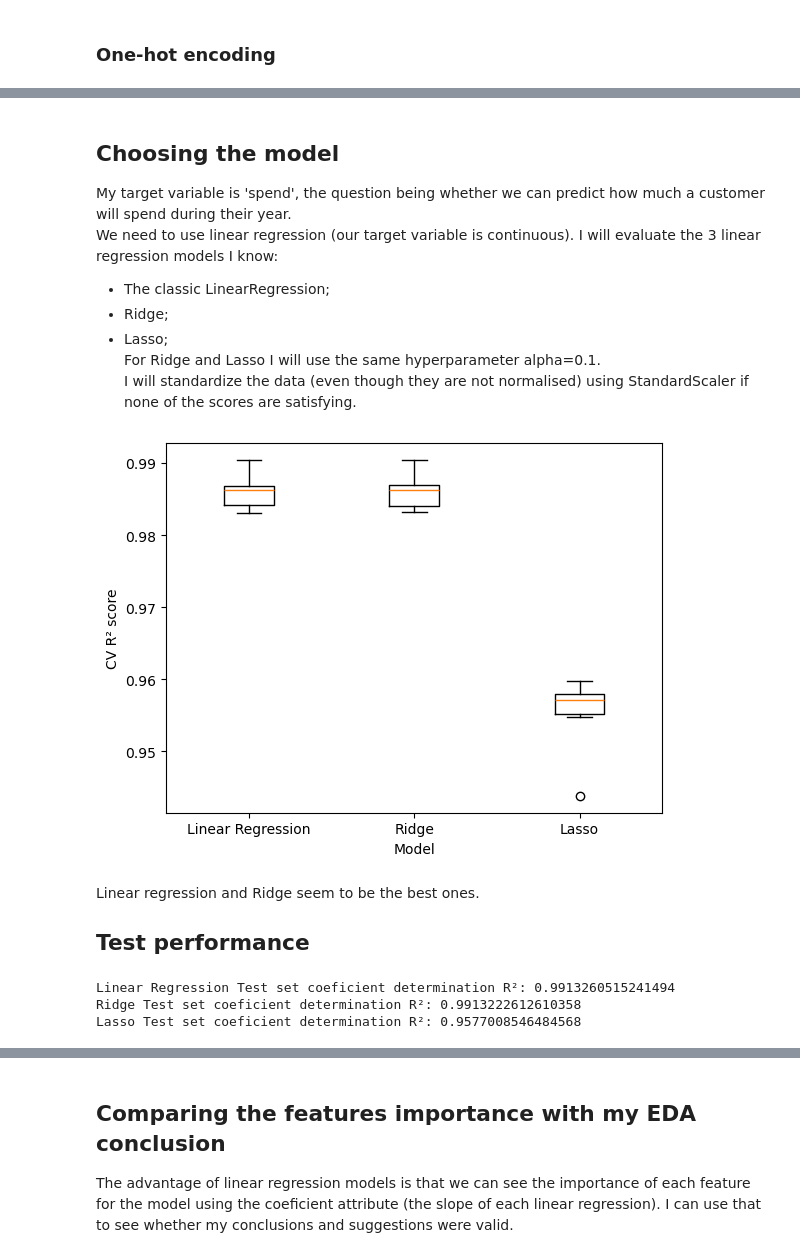
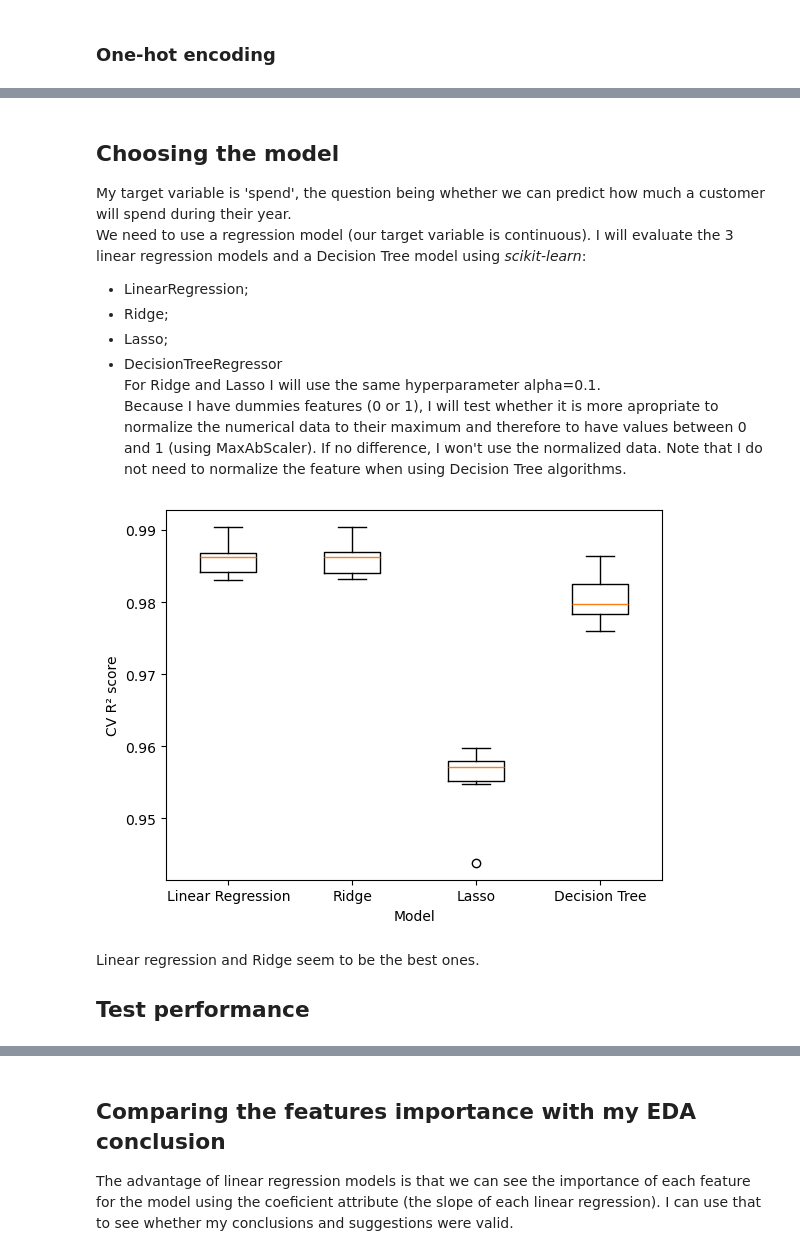
Before and after one commit to flylight-max/EDA_exam_CodeOp, a Jupyter notebook: analysis.ipynb, the cells around one changed output, grey strips where cells are left out. Drawn from its saved outputs; the diff is of its cells as text; code cells hidden in the pictures.

```diff
--- a/analysis.ipynb
+++ b/analysis.ipynb
@@ -652,12 +679,13 @@ customers_dummies = pd.get_dummies(customer_data, drop_first=True)
 ## **Choosing the model**
 
 My target variable is 'spend', the question being whether we can predict how much a customer will spend during their year.
-We need to use linear regression (our target variable is continuous). I will evaluate the 3 linear regression models I know:
-- The classic LinearRegression;
+We need to use a regression model (our target variable is continuous). I will evaluate the 3 linear regression models and a Decision Tree model using *scikit-learn*:
+- LinearRegression;
 - Ridge;
 - Lasso;
+- DecisionTreeRegressor
 For Ridge and Lasso I will use the same hyperparameter alpha=0.1.
-I will standardize the data (even though they are not normalised) using StandardScaler if none of the scores are satisfying.
+Because I have dummies features (0 or 1), I will test whether it is more apropriate to normalize the numerical data to their maximum and therefore to have values between 0 and 1 (using MaxAbScaler). If no difference, I won't use the normalized data. Note that I do not need to normalize the feature when using Decision Tree algorithms.
 # %%
 #Packages for modelisation
 from sklearn.preprocessing import StandardScaler, MaxAbsScaler
@@ -672,28 +700,20 @@ y_dummies = customers_dummies["spend"].values
 # %%
 X_dum_train, X_dum_test, y_dum_train, y_dum_test = train_test_split(X_dummies, y_dummies, test_size=0.2, random_state= 1984)
 
 linearReg = LinearRegression()
 ridge = Ridge(alpha=0.1)
 lasso = Lasso(alpha=0.1)
+DecTreeReg = DecisionTreeRegressor(max_depth=10, min_samples_leaf=0.02, random_state=1984)
 
-models={"Linear Regression" : linearReg, "Ridge": ridge, "Lasso":lasso}
+models={"Linear Regression" : linearReg, "Ridge": ridge, "Lasso":lasso, "Decision Tree":DecTreeReg}
 
 from combine_dataframes import visu_cv_score
 visu_cv_score(models,X_dum_train,y_dum_train)
 # %% [output]
-[figure, old version]
+[figure, new version]
 # %% [markdown]
 Linear regression and Ridge seem to be the best ones.
 ## **Test performance**
-# %%
-for name,model in models.items():
-    model.fit(X_dum_train,y_dum_train)
-    test_score = model.score(X_dum_test,y_dum_test)
-    print("{} Test set coeficient determination R²: {}".format(name,test_score))
-# %% [output]
-Linear Regression Test set coeficient determination R²: 0.9913260515241494
-Ridge Test set coeficient determination R²: 0.9913222612610358
-Lasso Test set coeficient determination R²: 0.9577008546484568
 # %%
 from combine_dataframes import rmse_regression_models
 rmse_regression_models(models,X_dum_train,y_dum_train,X_dum_test,y_dum_test)
```
Also changed, not shown: parts of 21 cells of this notebook.
